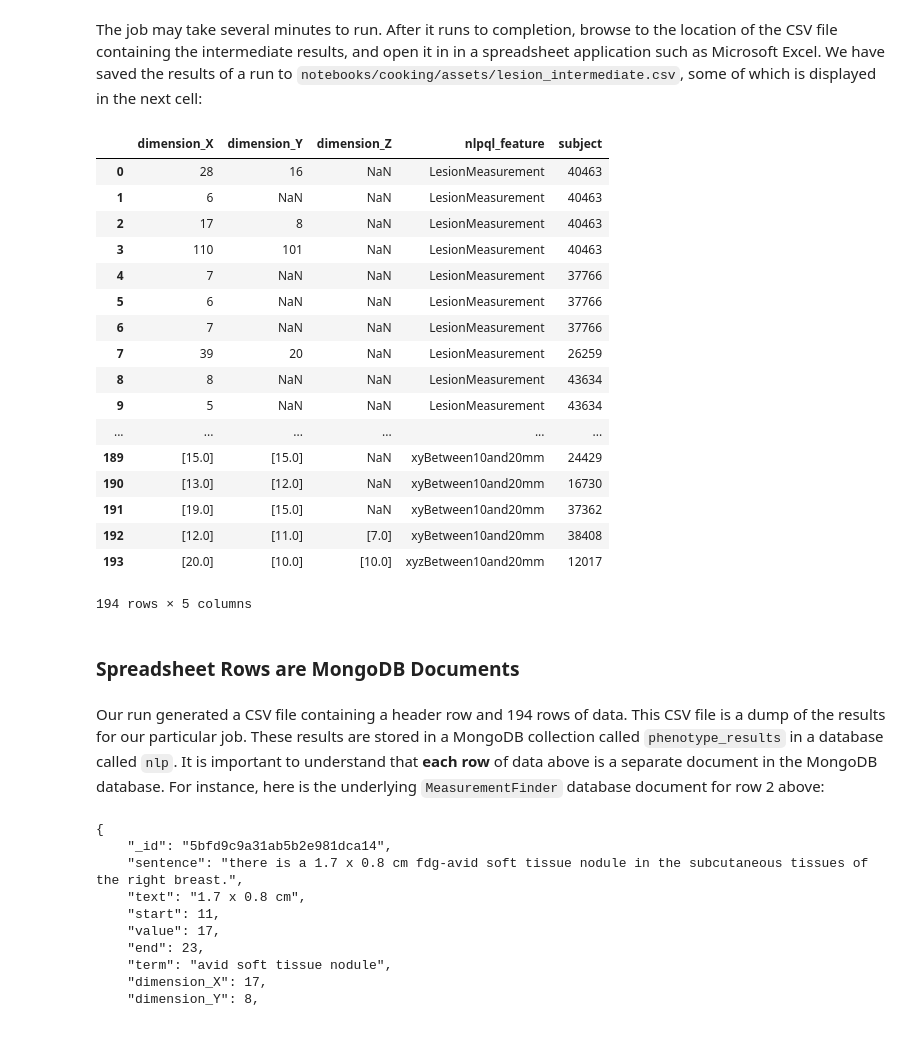
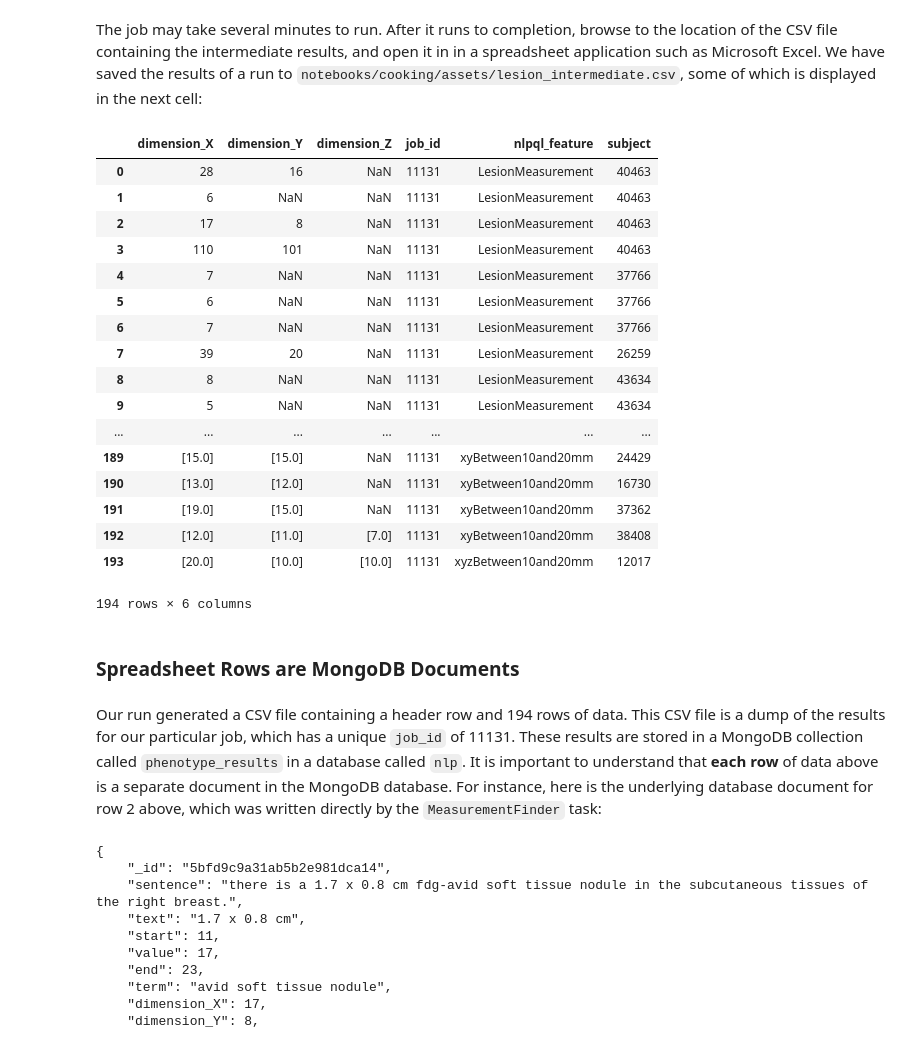
Before and after one commit to ClarityNLP/ClarityNLP, a Jupyter notebook: notebooks/cooking/Cooking_with_ClarityNLP_120518.ipynb, the cells around one changed output. Cells and saved outputs as stored; diff of their text form; code cells hidden in the pictures.

```diff
--- a/notebooks/cooking/Cooking_with_ClarityNLP_120518.ipynb
+++ b/notebooks/cooking/Cooking_with_ClarityNLP_120518.ipynb
@@ -176,32 +178,31 @@ run_result, main_csv, intermediate_csv, luigi = claritynlp.run_nlpql(lesion_nlpq
 The job may take several minutes to run. After it runs to completion, browse to the location of the CSV file containing the intermediate results, and open it in in a spreadsheet application such as Microsoft Excel. We have saved the results of a run to ``notebooks/cooking/assets/lesion_intermediate.csv``, some of which is displayed in the next cell:
 # %%
 lesion_csv = pd.read_csv('assets/lesion_intermediate.csv',
-                         usecols=['dimension_X', 'dimension_Y', 'dimension_Z',
-                                  'nlpql_feature', 'subject'])
+                         usecols=['dimension_X', 'dimension_Y', 'dimension_Z', 'nlpql_feature', 'subject', 'job_id'])
 lesion_csv
 # %% [output]
-|  | dimension_X | dimension_Y | dimension_Z | nlpql_feature | subject |
-| 0 | 28 | 16 | NaN | LesionMeasurement | 40463 |
-| 1 | 6 | NaN | NaN | LesionMeasurement | 40463 |
-| 2 | 17 | 8 | NaN | LesionMeasurement | 40463 |
-| 3 | 110 | 101 | NaN | LesionMeasurement | 40463 |
-| 4 | 7 | NaN | NaN | LesionMeasurement | 37766 |
-| 5 | 6 | NaN | NaN | LesionMeasurement | 37766 |
-| 6 | 7 | NaN | NaN | LesionMeasurement | 37766 |
-| 7 | 39 | 20 | NaN | LesionMeasurement | 26259 |
-| 8 | 8 | NaN | NaN | LesionMeasurement | 43634 |
-| 9 | 5 | NaN | NaN | LesionMeasurement | 43634 |
-| ... | ... | ... | ... | ... | ... |
-| 189 | [15.0] | [15.0] | NaN | xyBetween10and20mm | 24429 |
-| 190 | [13.0] | [12.0] | NaN | xyBetween10and20mm | 16730 |
-| 191 | [19.0] | [15.0] | NaN | xyBetween10and20mm | 37362 |
-| 192 | [12.0] | [11.0] | [7.0] | xyBetween10and20mm | 38408 |
-| 193 | [20.0] | [10.0] | [10.0] | xyzBetween10and20mm | 12017 |
+|  | dimension_X | dimension_Y | dimension_Z | job_id | nlpql_feature | subject |
+| 0 | 28 | 16 | NaN | 11131 | LesionMeasurement | 40463 |
+| 1 | 6 | NaN | NaN | 11131 | LesionMeasurement | 40463 |
+| 2 | 17 | 8 | NaN | 11131 | LesionMeasurement | 40463 |
+| 3 | 110 | 101 | NaN | 11131 | LesionMeasurement | 40463 |
+| 4 | 7 | NaN | NaN | 11131 | LesionMeasurement | 37766 |
+| 5 | 6 | NaN | NaN | 11131 | LesionMeasurement | 37766 |
+| 6 | 7 | NaN | NaN | 11131 | LesionMeasurement | 37766 |
+| 7 | 39 | 20 | NaN | 11131 | LesionMeasurement | 26259 |
+| 8 | 8 | NaN | NaN | 11131 | LesionMeasurement | 43634 |
+| 9 | 5 | NaN | NaN | 11131 | LesionMeasurement | 43634 |
+| ... | ... | ... | ... | ... | ... | ... |
+| 189 | [15.0] | [15.0] | NaN | 11131 | xyBetween10and20mm | 24429 |
+| 190 | [13.0] | [12.0] | NaN | 11131 | xyBetween10and20mm | 16730 |
+| 191 | [19.0] | [15.0] | NaN | 11131 | xyBetween10and20mm | 37362 |
+| 192 | [12.0] | [11.0] | [7.0] | 11131 | xyBetween10and20mm | 38408 |
+| 193 | [20.0] | [10.0] | [10.0] | 11131 | xyzBetween10and20mm | 12017 |
-194 rows × 5 columns
+194 rows × 6 columns
 # %% [markdown]
 ### Spreadsheet Rows are MongoDB Documents
 # %% [markdown]
-Our run generated a CSV file containing a header row and 194 rows of data. This CSV file is a dump of the results for our particular job. These results are stored in a MongoDB collection called ``phenotype_results`` in a database called ``nlp``. It is important to understand that **each row** of data above is a separate document in the MongoDB database. For instance, here is the underlying ``MeasurementFinder`` database document for row 2 above:
+Our run generated a CSV file containing a header row and 194 rows of data. This CSV file is a dump of the results for our particular job, which has a unique ``job_id`` of 11131. These results are stored in a MongoDB collection called ``phenotype_results`` in a database called ``nlp``. It is important to understand that **each row** of data above is a separate document in the MongoDB database. For instance, here is the underlying database document for row 2 above, which was written directly by the ``MeasurementFinder`` task:
 # %%
 import json
 obj = { "_id" : "5bfd9c9a31ab5b2e981dca14", "sentence" : "there is a 1.7 x 0.8 cm fdg-avid soft tissue nodule in the subcutaneous tissues of the right breast.", "text" : "1.7 x 0.8 cm", "start" : 11, "value" : 17, "end" : 23, "term" : "avid soft tissue nodule", "dimension_X" : 17, "dimension_Y" : 8, "dimension_Z" : None, "units" : "MILLIMETERS", "location" : [ "subcutaneous tissues of the right breast" ], "condition" : "EQUAL", "value1" : None, "value2" : "", "temporality" : "CURRENT", "min_value" : 8, "max_value" : 17, "pipeline_type" : "MeasurementFinder", "pipeline_id" : 12573, "job_id" : 11131, "batch" : 50, "owner" : "claritynlp", "nlpql_feature" : "LesionMeasurement", "inserted_date" : "2018-11-27T14:35:54.749Z", "concept_code" : -1, "phenotype_final" : False, "report_id" : "1048492", "subject" : "40463", "report_date" : "2119-02-16T00:00:00Z", "report_type" : "Radiology", "source" : "MIMIC", "solr_id" : "1048492" }
```
Also changed, not shown: parts of 52 cells of this notebook, 1 other file.
